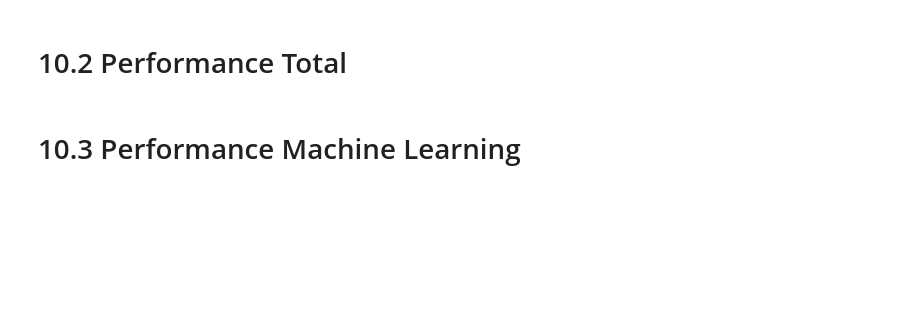
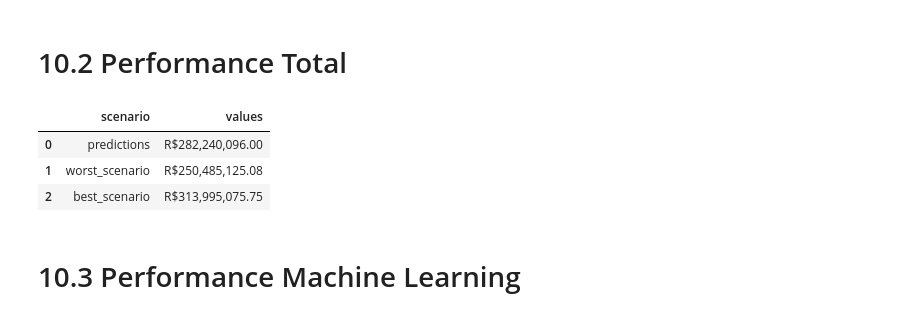
Before and after one commit to giovaneMiranda/rossmann_predicao_vendas, a Jupyter notebook: notebook/1.0-exploracao-dados-inicial.ipynb, the cells around one changed output. Cells and saved outputs as stored; diff of their text form; code cells hidden in the pictures; blank space fills up the shorter version.

```diff
--- a/notebook/1.0-exploracao-dados-inicial.ipynb
+++ b/notebook/1.0-exploracao-dados-inicial.ipynb
@@ -1434,4 +1438,13 @@ store_performance
 # %% [markdown]
 # 10.2 Performance Total
+# %%
+scenario_total = store_performance[['predictions', 'worst_scenario', 'best_scenario']].sum().reset_index().rename(columns = {'index': 'scenario', 0: 'values'})
+scenario_total['values'] = scenario_total['values'].map('R${:,.2f}'.format)
+scenario_total
+# %% [output]
+|  | scenario | values |
+| 0 | predictions | R$282,240,096.00 |
+| 1 | worst_scenario | R$250,485,125.08 |
+| 2 | best_scenario | R$313,995,075.75 |
 # %% [markdown]
 # 10.3 Performance Machine Learning
```
Also changed, not shown: parts of 5 cells of this notebook.
